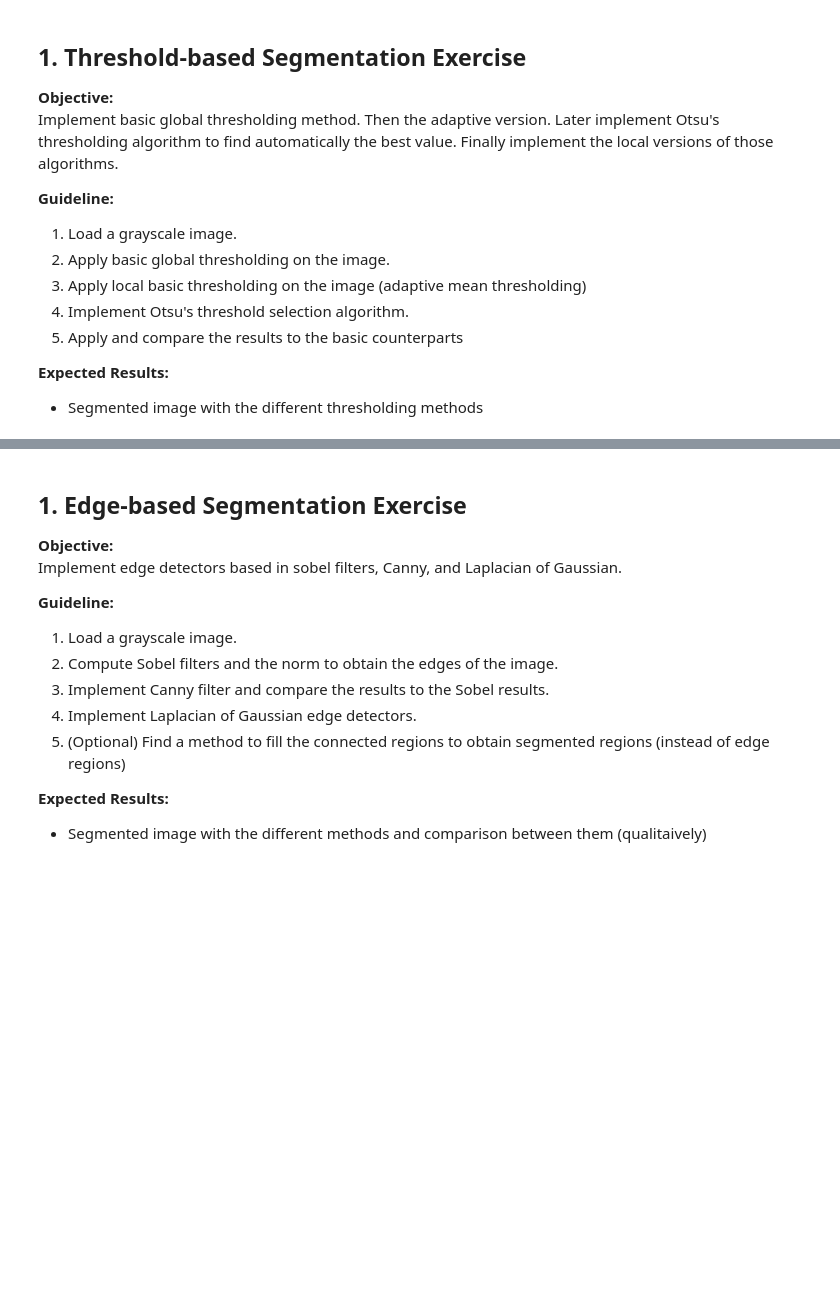
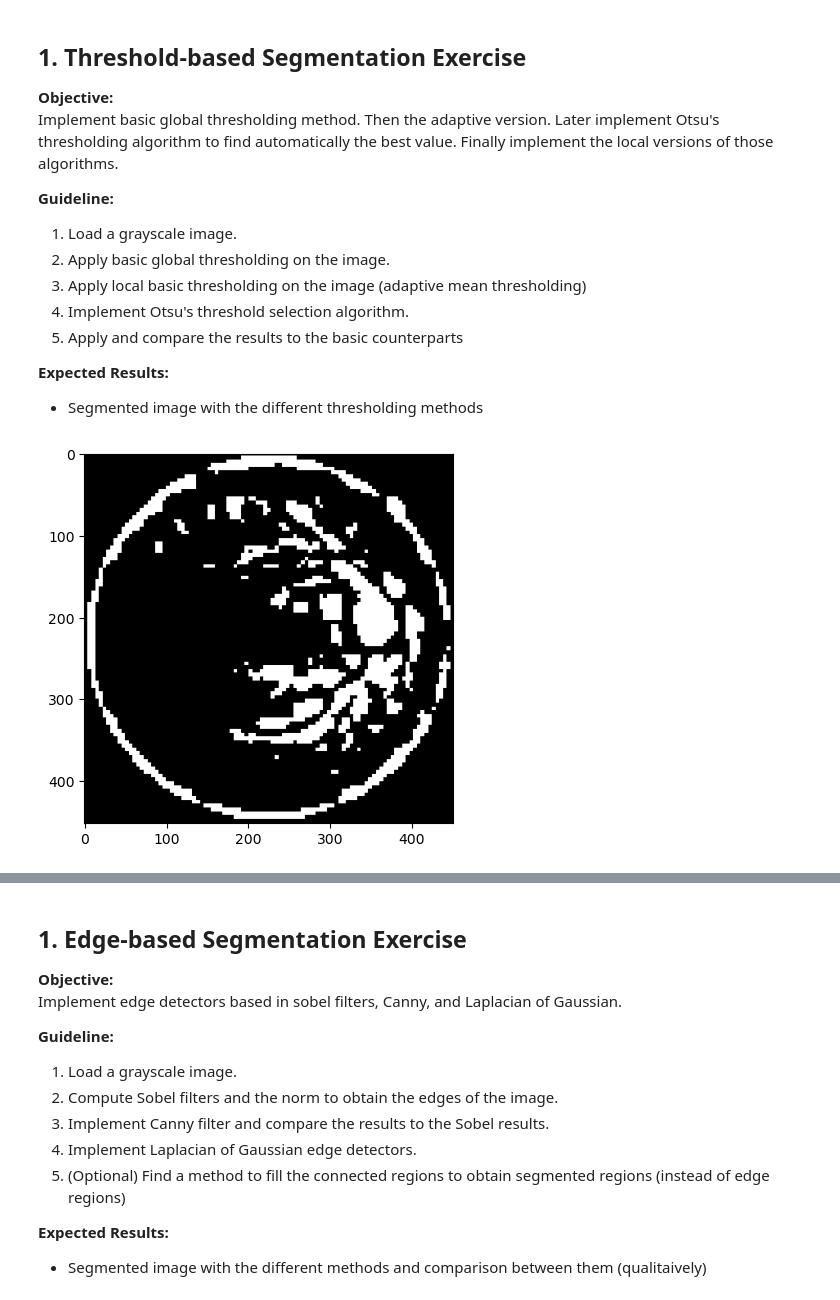
Before and after one commit to Pikurrot/cv-problems-uab, a Jupyter notebook: Lab 3/Practicum_Fondations_CV_Lab3.ipynb, the cells around one changed output, grey strips where cells are left out. Drawn from its saved outputs; the diff is of its cells as text; code cells hidden in the pictures; blank space fills up the shorter version.

```diff
--- a/Lab 3/Practicum_Fondations_CV_Lab3.ipynb
+++ b/Lab 3/Practicum_Fondations_CV_Lab3.ipynb
@@ -204,0 +307,8 @@ def local_thresholding(image, method, kernel_size):
+# %%
+img_read = cv2.imread('images/extras/eye/162543.png', cv2.IMREAD_GRAYSCALE)
+
+seg_img = global_thresholding(img_read, 127)
+plt.imshow(seg_img, cmap='gray')
+plt.show()
+# %% [output]
+[figure, added]
```
Also changed, not shown: parts of 5 cells of this notebook, 44 other files.
